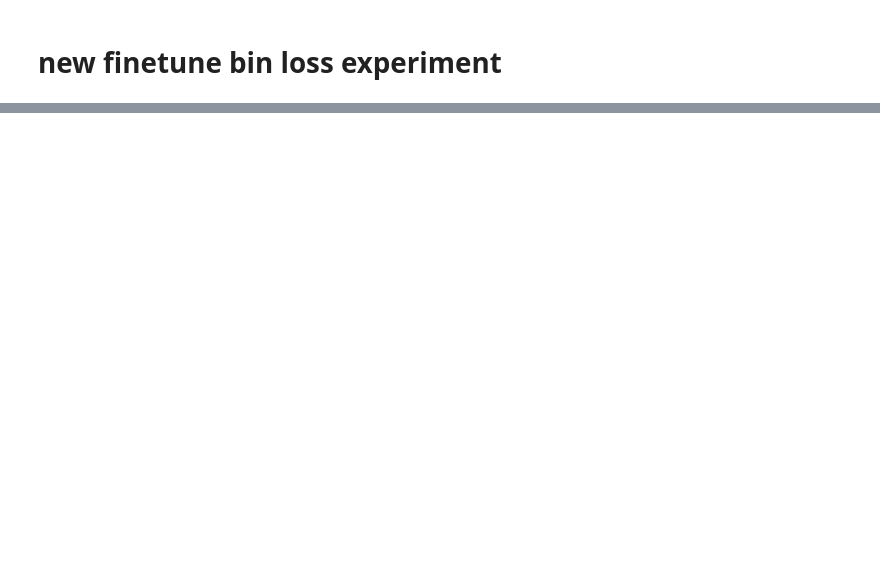
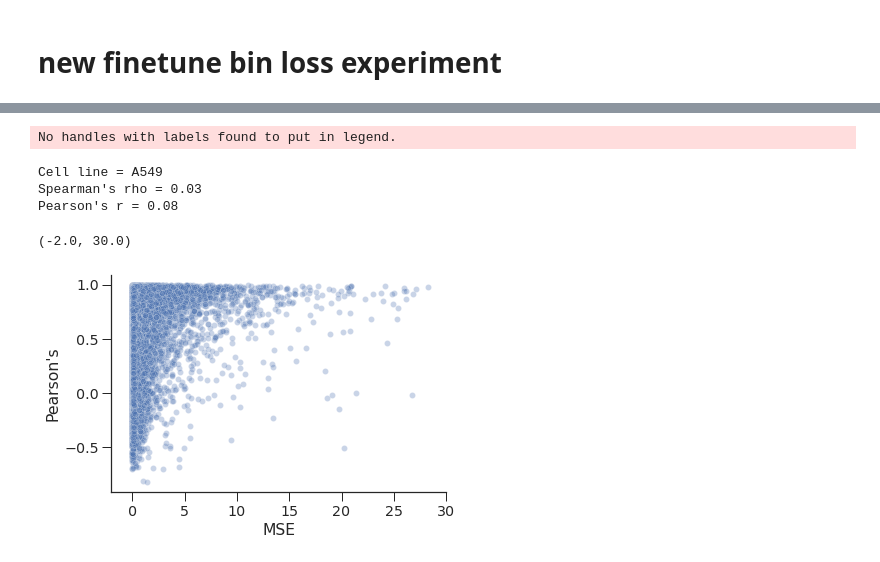
Before and after one commit to amberT15/QuantPred, a Jupyter notebook: Loss visualizations.ipynb, the cells around one changed output, grey strips where cells are left out. Saved outputs shown, nothing was run; the diff lists cells and outputs as text; code cells hidden in the pictures; blank space fills up the shorter version.

```diff
--- a/Loss visualizations.ipynb
+++ b/Loss visualizations.ipynb
@@ -263,0 +160,2 @@ plt.savefig('plots/bin_loss_basenji.svg', bbox_inches="tight")
+# %%
+targets = pd.read_csv(data_dir+'targets.txt', sep='\t')['identifier'].values
@@ -263,0 +194,44 @@ plt.savefig('plots/bin_loss_basenji.svg', bbox_inches="tight")
+# %%
+CELL_LINE = 8
+pr_per_seq = get_pearsonr_per_seq(ground_truth[:,:,CELL_LINE:(CELL_LINE+1)], predictions[:,:,CELL_LINE:(CELL_LINE+1)], take_avg=False)[0]
+mse_per_seq = get_mse(ground_truth[:,:,CELL_LINE:(CELL_LINE+1)], predictions[:,:,CELL_LINE:(CELL_LINE+1)]).mean(axis=1).squeeze()
+both_metrics = np.array([mse_per_seq, pr_per_seq]).T
+no_nan_metrics = both_metrics[~np.isnan(both_metrics).any(axis=1)]
+metrics_clean = pd.DataFrame(no_nan_metrics, columns=['MSE', 'pearson r'])
+# %%
+sns.set(font_scale=1.3)  # crazy big
+sns.set_style(style='white')
+plt.rcParams['xtick.major.size'] = 9
+plt.rcParams['xtick.major.width'] = 1
+
+plt.rcParams['ytick.major.size'] = 9
+plt.rcParams['ytick.major.width'] = 1
+plt.rcParams['xtick.bottom'] = True
+plt.rcParams['ytick.left'] = True
+
+x = metrics_clean['MSE']
+y = metrics_clean['pearson r']
+
+sns.scatterplot(x, y, alpha=0.3)
+
+s_correlation = spearmanr(x, y)[0]
+p_correlation = pearsonr(x, y)[0]
+
+print('Cell line = '+targets[CELL_LINE])
+print('Spearman\'s rho = {:.2f}\nPearson\'s r = {:.2f}'.format(s_correlation, p_correlation))
+
+plt.legend(frameon=False, bbox_to_anchor=(1,0.8))
+
+
+plt.gca().spines['top'].set_visible(False)
+plt.gca().spines['right'].set_visible(False)
+plt.ylabel('Pearson\'s');
+plt.xlabel('MSE');
+plt.xlim(-2,30)
+# %% [output]
+No handles with labels found to put in legend.
+Cell line = A549
+Spearman's rho = 0.03
+Pearson's r = 0.08
+(-2.0, 30.0)
+[figure, added]
```
Also changed, not shown: parts of 39 cells of this notebook.
